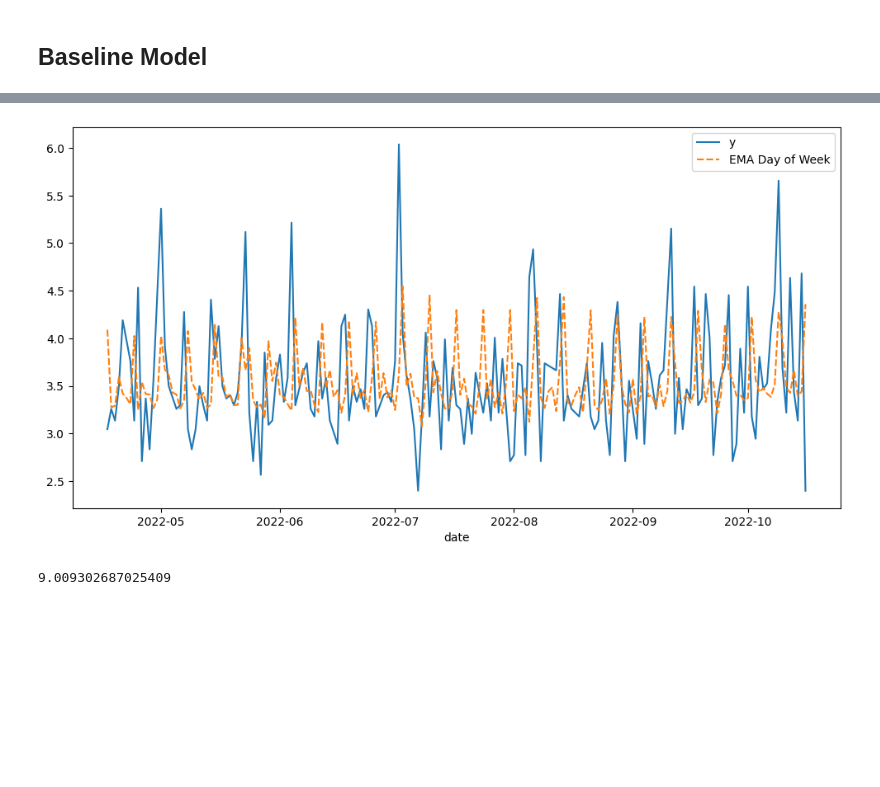
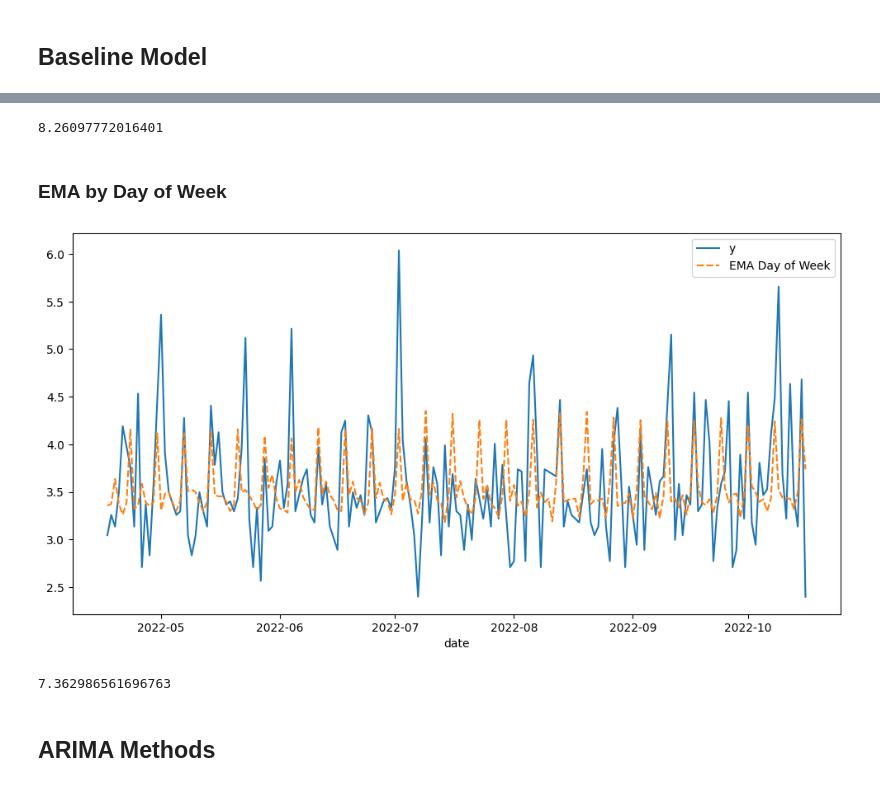
Before and after one commit to asjchen/mini-crossword-forecasts, a Jupyter notebook: NYTimes Mini Crossword Time Forecasting.ipynb, the cells around one changed output, grey strips where cells are left out. Cells and saved outputs as stored; diff of their text form; code cells hidden in the pictures; blank space fills up the shorter version.

```diff
--- a/NYTimes Mini Crossword Time Forecasting.ipynb
+++ b/NYTimes Mini Crossword Time Forecasting.ipynb
@@ -198,16 +195,42 @@ class EMADowForecaster(EMAForecaster):
-# %%
-ema_dow_forecaster = EMADowForecaster(0.2)
-# no fitting for EMA
-ema_dow_forecasts = ema_dow_forecaster.predict_batch(df_train, val_start, val_end)
-plot_predictions({
-    "y": df_train[["log_time"]][-num_val_days :],
-    "EMA Day of Week": ema_dow_forecasts,
-})
-# %% [output]
-[figure, removed]
-# %%
-# surprising the loss is higher, because we are accurately increasing predictions on Sundays
-# same is true for other values of alpha
-ema_dow_forecaster.eval_batch(df_train, val_start, val_end)
-# %% [output]
-9.009302687025409
+# %%
+# alright, here's baseline loss
+# using smaller alpha values yields about the same, and using larger
+# alpha values yields worse results
+ema_forecaster.eval_batch(df_train, val_start, val_end)
+# %% [output]
+8.26097772016401
+# %% [markdown]
+### EMA by Day of Week
+# %%
+class EMADowForecaster(EMAForecaster):
+    def _get_ema_series(self, df_data: pd.DataFrame) -> pd.Series:
+        return df_data.groupby(
+            "day_of_week"
+        ).transform(
+            lambda x: x.ewm(alpha=self.alpha, ignore_na=True).mean()
+        )[self.target_col]
+
+    def predict_batch(self, df_data: pd.DataFrame, test_start: pd.Timestamp, test_end: pd.Timestamp) -> pd.Series:
+        # make sure there's no data leakage! that means taking the EMA's for the *week*
+        # before, and then adding a week to all the dates
+        df_raw = self._get_ema_series(df_data)
+        df = df_raw.reset_index()
+        df["date"] += pd.Timedelta(days=7)
+        df = df.set_index("date")
+        return df[(df.index >= test_start) & (df.index <= test_end)]
+# %%
+ema_dow_forecaster = EMADowForecaster(0.1)
+# no fitting for EMA
+ema_dow_forecasts = ema_dow_forecaster.predict_batch(df_train, val_start, val_end)
+plot_predictions({
+    "y": df_train[["log_time"]][-num_val_days :],
+    "EMA Day of Week": ema_dow_forecasts,
+})
+# %% [output]
+[figure, added]
+# %%
+ema_dow_forecaster.eval_batch(df_train, val_start, val_end)
+# %% [output]
+7.362986561696763
+# %% [markdown]
+## ARIMA Methods
```
Also changed, not shown: parts of 23 cells of this notebook.
